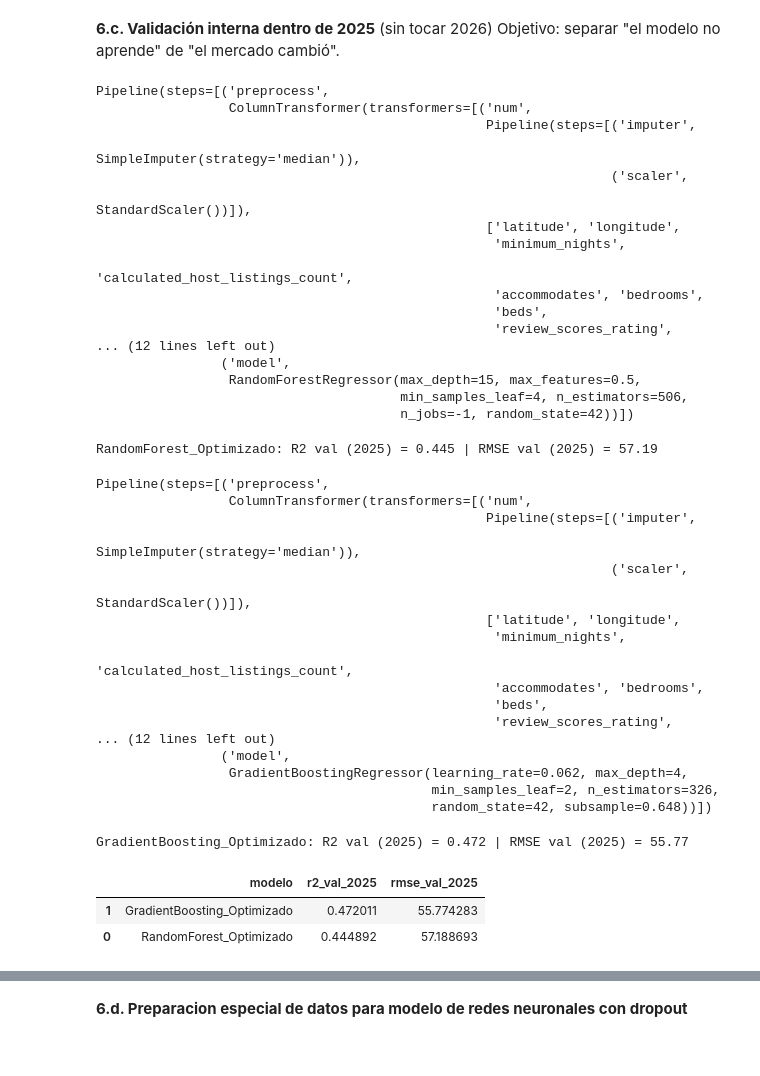
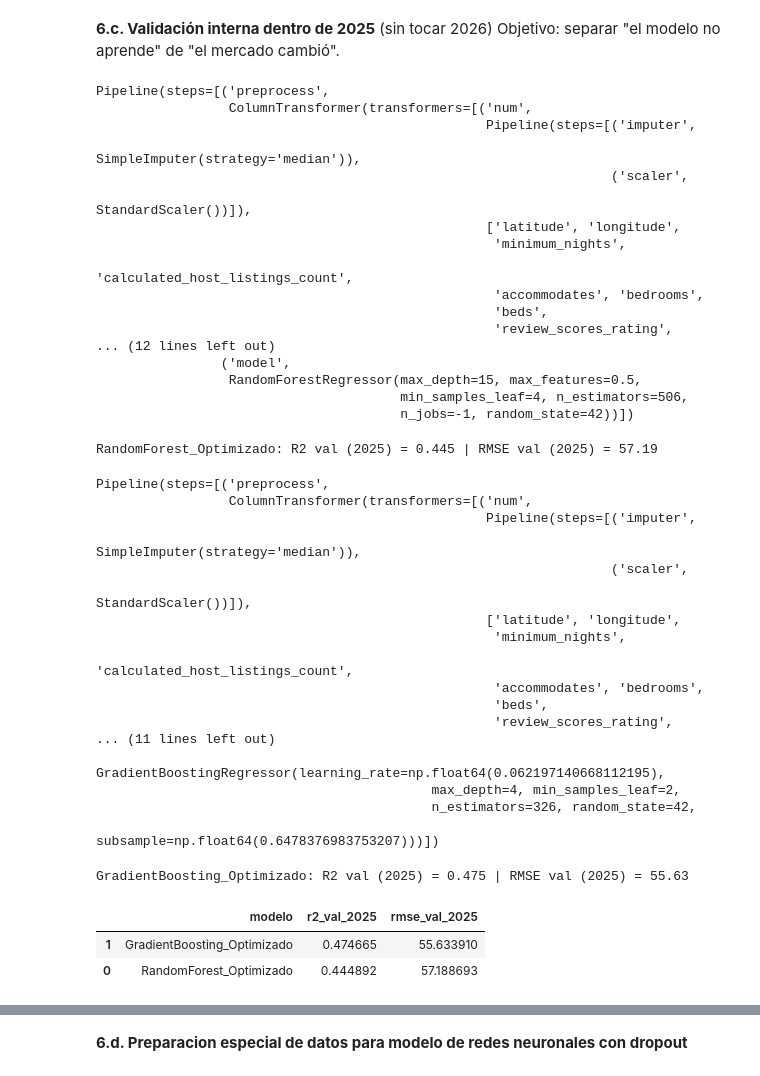
Before and after one commit to Marilo9515/analisis-airbnb-valencia, a Jupyter notebook: 02_Analisis_Airbnb.ipynb, the cells around one changed output, grey strips where cells are left out. Drawn from its saved outputs; the diff is of its cells as text; code cells hidden in the pictures.

```diff
--- a/02_Analisis_Airbnb.ipynb
+++ b/02_Analisis_Airbnb.ipynb
@@ -1290,27 +1316,39 @@ def construir_pipeline(model):
 **6.c. Validación interna dentro de 2025** (sin tocar 2026)
 Objetivo: separar "el modelo no aprende" de "el mercado cambió".
 # %%
+from sklearn.base import clone
+
 X_tr_int, X_val_int, y_tr_int, y_val_int = train_test_split(
     X_train_final, y_train, test_size=0.2, random_state=42
 )
 
 resultados_validacion_interna = []
 
-for _nombre, _modelo in model_configs.items():
-    _pipe = construir_pipeline(deepcopy(_modelo))
+# Uso del diccionario 'mejores_modelos' que ya generó tu RandomizedSearchCV
+for nombre_familia, pipeline_optimizado in mejores_modelos.items():
+
+    # clone() copia la estructura y parámetros óptimos, pero resetea el entrenamiento.
+    # Así se evita Data Leakage y se re-entrena limpiamente sobre el 80% (X_tr_int)
+    _pipe = clone(pipeline_optimizado)
+
+    # Entrenar
     _pipe.fit(X_tr_int, y_tr_int)
 
+    # Predecir y deshacer el logaritmo
     y_val_real = np.expm1(y_val_int)
     y_val_pred = np.expm1(_pipe.predict(X_val_int))
 
+    # Calcular métricas
     r2_val = r2_score(y_val_real, y_val_pred)
     rmse_val = np.sqrt(mean_squared_error(y_val_real, y_val_pred))
 
+    nombre_final = f"{nombre_familia}_Optimizado"
     resultados_validacion_interna.append(
-        {"modelo": _nombre, "r2_val_2025": r2_val, "rmse_val_2025": rmse_val}
+        {"modelo": nombre_final, "r2_val_2025": r2_val, "rmse_val_2025": rmse_val}
     )
-    print(f"{_nombre}: R2 val (2025) = {r2_val:.3f} | RMSE val (2025) = {rmse_val:.2f}")
+    print(f"{nombre_final}: R2 val (2025) = {r2_val:.3f} | RMSE val (2025) = {rmse_val:.2f}")
 
+# Mostrar resultados ordenados
 df_validacion_interna = pd.DataFrame(resultados_validacion_interna).sort_values(
     "rmse_val_2025"
 )
@@ -1320,38 +1358,38 @@ Pipeline(steps=[('preprocess',
                  ColumnTransformer(transformers=[('num',
                                                   Pipeline(steps=[('imputer',
                                                                    SimpleImputer(strategy='median')),
                                                                   ('scaler',
                                                                    StandardScaler())]),
                                                   ['latitude', 'longitude',
                                                    'minimum_nights',
                                                    'calculated_host_listings_count',
                                                    'accommodates', 'bedrooms',
                                                    'beds',
                                                    'review_scores_rating',
 ... (12 lines left out)
                 ('model',
                  RandomForestRegressor(max_depth=15, max_features=0.5,
                                        min_samples_leaf=4, n_estimators=506,
                                        n_jobs=-1, random_state=42))])
 RandomForest_Optimizado: R2 val (2025) = 0.445 | RMSE val (2025) = 57.19
 Pipeline(steps=[('preprocess',
                  ColumnTransformer(transformers=[('num',
                                                   Pipeline(steps=[('imputer',
                                                                    SimpleImputer(strategy='median')),
                                                                   ('scaler',
                                                                    StandardScaler())]),
                                                   ['latitude', 'longitude',
                                                    'minimum_nights',
                                                    'calculated_host_listings_count',
                                                    'accommodates', 'bedrooms',
                                                    'beds',
                                                    'review_scores_rating',
-... (12 lines left out)
-                ('model',
-                 GradientBoostingRegressor(learning_rate=0.062, max_depth=4,
-                                           min_samples_leaf=2, n_estimators=326,
-                                           random_state=42, subsample=0.648))])
+... (11 lines left out)
+                 GradientBoostingRegressor(learning_rate=np.float64(0.062197140668112195),
+                                           max_depth=4, min_samples_leaf=2,
+                                           n_estimators=326, random_state=42,
+                                           subsample=np.float64(0.6478376983753207)))])
-GradientBoosting_Optimizado: R2 val (2025) = 0.472 | RMSE val (2025) = 55.77
+GradientBoosting_Optimizado: R2 val (2025) = 0.475 | RMSE val (2025) = 55.63
 |  | modelo | r2_val_2025 | rmse_val_2025 |
-| 1 | GradientBoosting_Optimizado | 0.472011 | 55.774283 |
+| 1 | GradientBoosting_Optimizado | 0.474665 | 55.633910 |
 | 0 | RandomForest_Optimizado | 0.444892 | 57.188693 |
```
Also changed, not shown: parts of 9 cells of this notebook.
